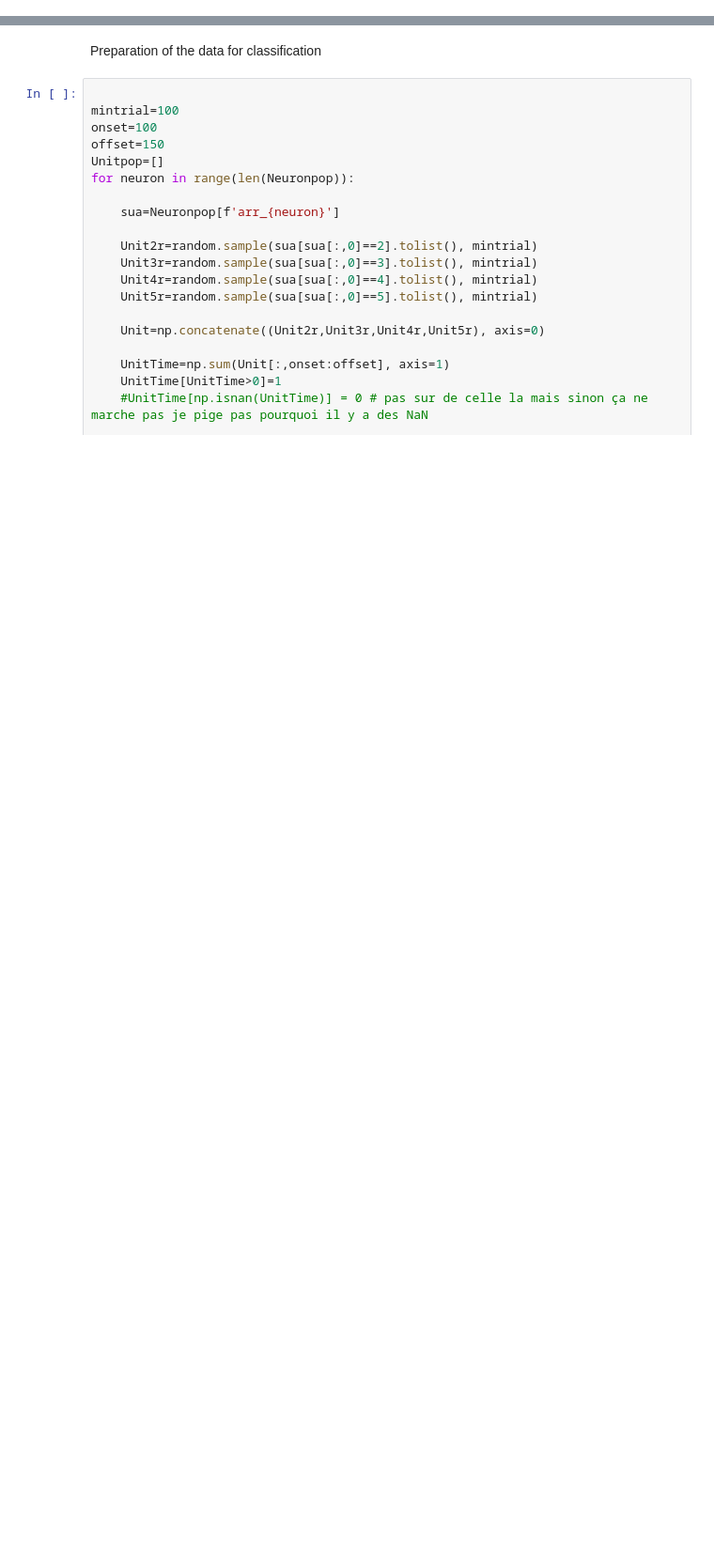
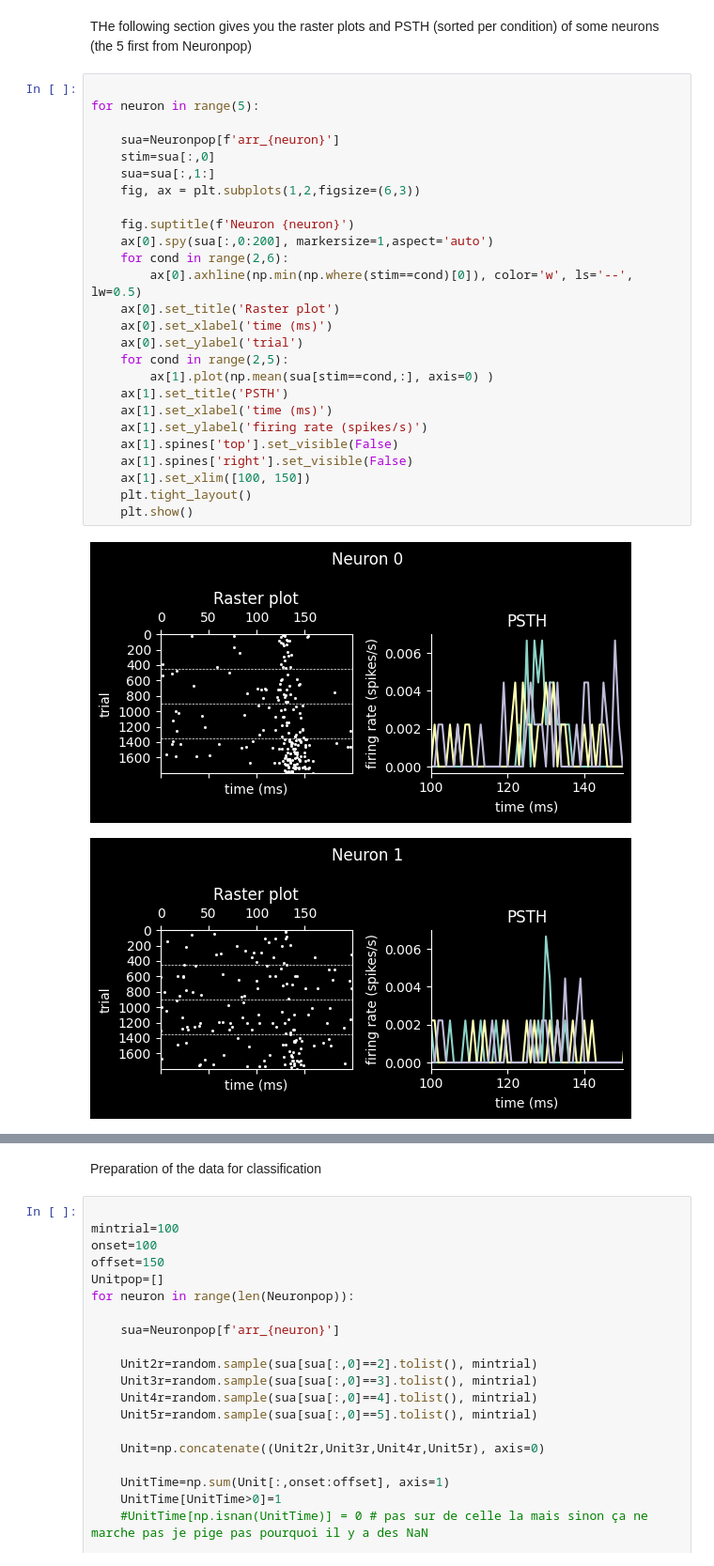
Before and after one commit to nicolascatz/EMN_MLP_NC, a Jupyter notebook: scripts/EMN_NC_TD2_MLP_and_Classification_Real_data.ipynb, the cells around one changed output, grey strips where cells are left out. Shown at 94% size. Saved outputs shown, nothing was run; the diff lists cells and outputs as text; blank space fills up the shorter version.

```diff
--- a/scripts/EMN_NC_TD2_MLP_and_Classification_Real_data.ipynb
+++ b/scripts/EMN_NC_TD2_MLP_and_Classification_Real_data.ipynb
@@ -38,0 +69,31 @@ To enable the following instructions: AVX2 AVX512F AVX512_VNNI AVX512_BF16 AVX51
+# %% [markdown]
+THe following section gives you the raster plots and PSTH (sorted per condition) of some neurons (the 5 first from Neuronpop)
+# %%
+
+for neuron in range(5):
+
+    sua=Neuronpop[f'arr_{neuron}']
+    stim=sua[:,0]
+    sua=sua[:,1:]
+    fig, ax = plt.subplots(1,2,figsize=(6,3))
+
+    fig.suptitle(f'Neuron {neuron}')
+    ax[0].spy(sua[:,0:200], markersize=1,aspect='auto')
+    for cond in range(2,6):
+        ax[0].axhline(np.min(np.where(stim==cond)[0]), color='w', ls='--', lw=0.5)
+    ax[0].set_title('Raster plot')
+    ax[0].set_xlabel('time (ms)')
+    ax[0].set_ylabel('trial')
+    for cond in range(2,5):
+        ax[1].plot(np.mean(sua[stim==cond,:], axis=0) )
+    ax[1].set_title('PSTH')
+    ax[1].set_xlabel('time (ms)')
+    ax[1].set_ylabel('firing rate (spikes/s)')
+    ax[1].spines['top'].set_visible(False)
+    ax[1].spines['right'].set_visible(False)
+    ax[1].set_xlim([100, 150])
+    plt.tight_layout()
+    plt.show()
+# %% [output]
+[figure, added]
+[figure, added]
```
Also changed, not shown: parts of 11 cells of this notebook, 2 other files.
